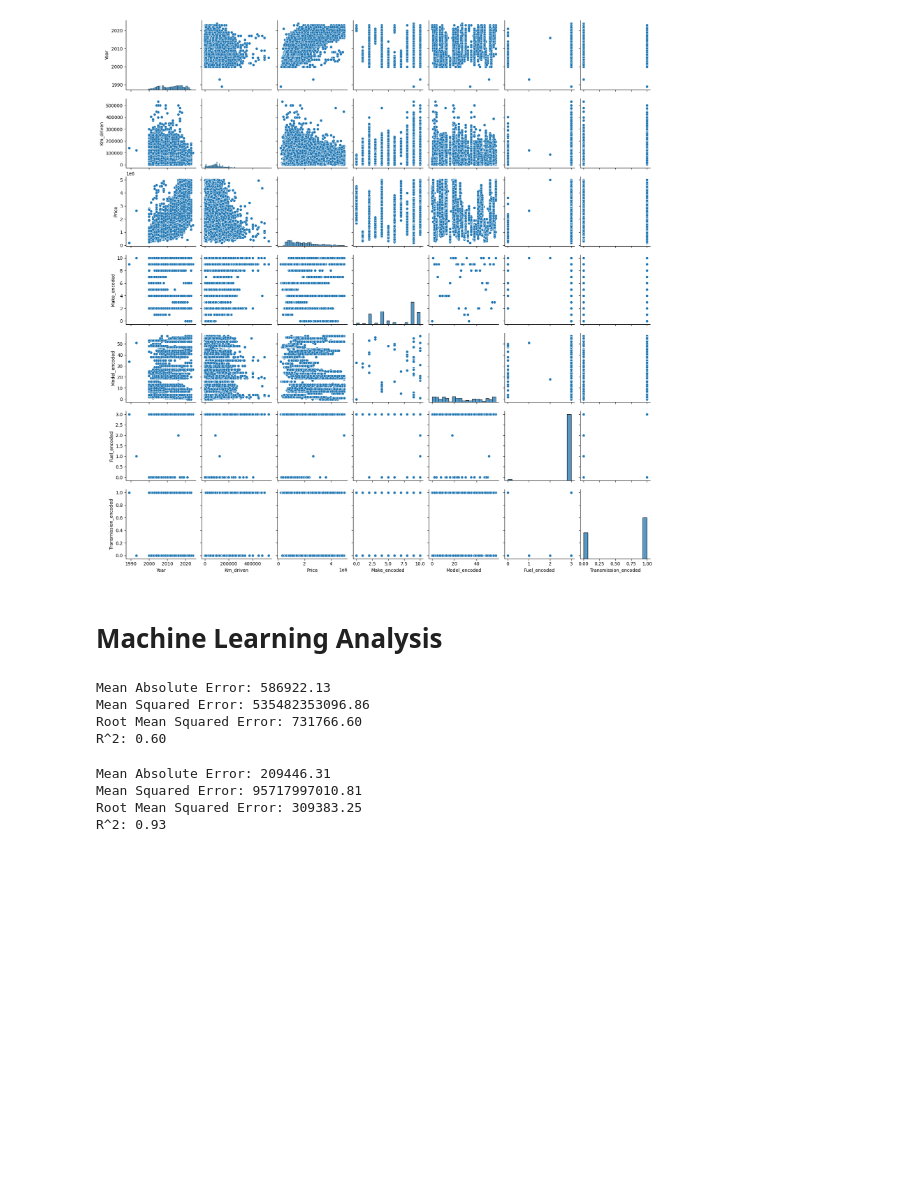
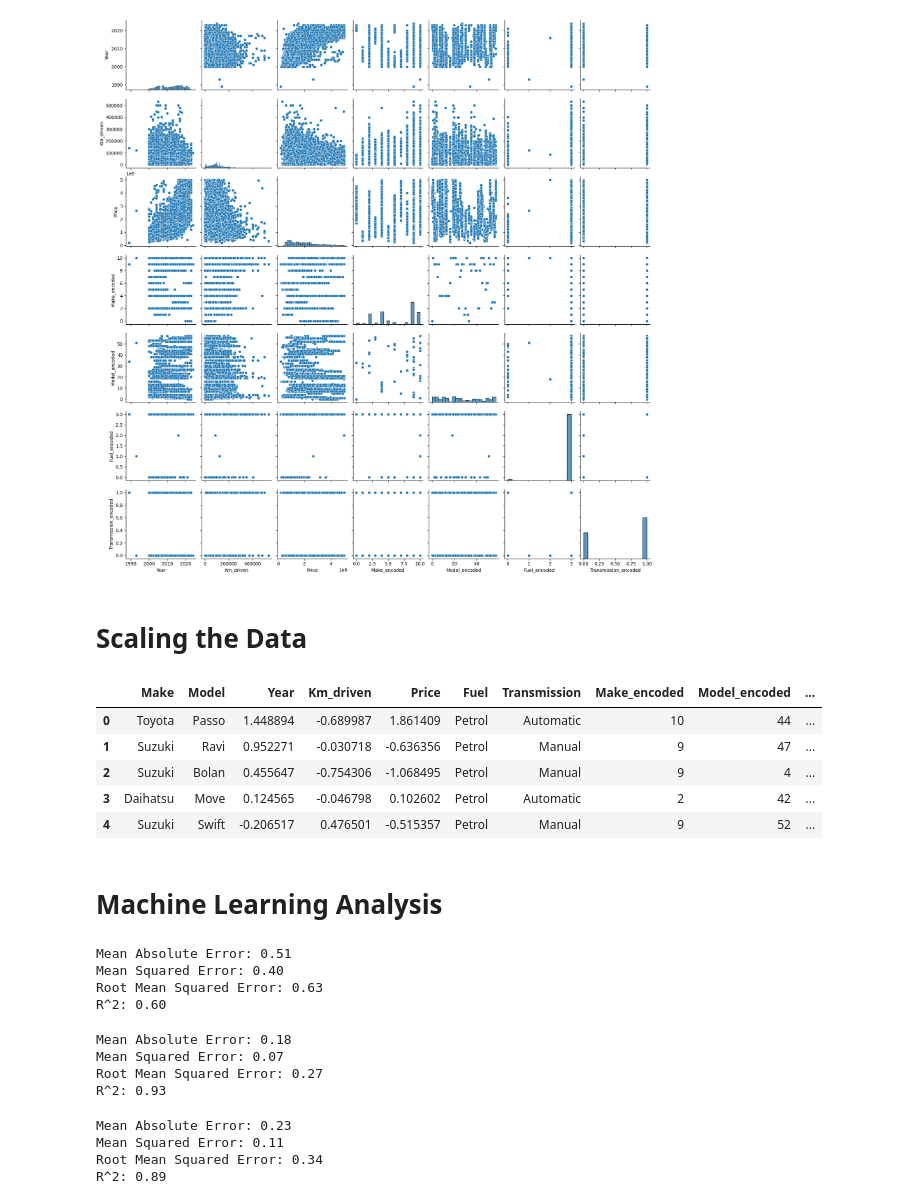
Before and after one commit to Aktron16/Machine_Learning_CarsML, a Jupyter notebook: Project.ipynb, the cells around one changed output. Drawn from its saved outputs; the diff is of its cells as text; code cells hidden in the pictures; blank space fills up the shorter version.

```diff
--- a/Project.ipynb
+++ b/Project.ipynb
@@ -162,3 +166,7 @@ le = LabelEncoder()
 
 for col in df_encoded.select_dtypes(include=['object']).columns:
     df_encoded[col + '_encoded'] = le.fit_transform(df_encoded[col].astype(str)).astype(int)
+    print(f'Mapping for : {col}')
+    for index , value in enumerate(le.classes_):
+        print(f"{value}: {index}")
+    print()
@@ -280,5 +306,23 @@ sns.pairplot(df_encoded)
 plt.show()
 # %% [output]
 [figure]
+# %% [markdown]
+# Scaling the Data
+# %%
+features_to_scale = ['Year','Km_driven','Price']
+
+# Initialize the StandardScaler
+scaler = StandardScaler()
+
+df_scaled = df_encoded.copy()
+df_scaled[features_to_scale] = scaler.fit_transform(df_scaled[features_to_scale])
+df_scaled.head()
+# %% [output]
+|  | Make | Model | Year | Km_driven | Price | Fuel | Transmission | Make_encoded | Model_encoded | ... |
+| 0 | Toyota | Passo | 1.448894 | -0.689987 | 1.861409 | Petrol | Automatic | 10 | 44 | ... |
+| 1 | Suzuki | Ravi | 0.952271 | -0.030718 | -0.636356 | Petrol | Manual | 9 | 47 | ... |
+| 2 | Suzuki | Bolan | 0.455647 | -0.754306 | -1.068495 | Petrol | Manual | 9 | 4 | ... |
+| 3 | Daihatsu | Move | 0.124565 | -0.046798 | 0.102602 | Petrol | Automatic | 2 | 42 | ... |
+| 4 | Suzuki | Swift | -0.206517 | 0.476501 | -0.515357 | Petrol | Manual | 9 | 52 | ... |
 # %% [markdown]
 # Machine Learning Analysis
@@ -285,8 +334,4 @@ plt.show()
 # %%
-factors = ['Make_encoded','Model_encoded','Year','Km_driven','Fuel_encoded','Transmission_encoded']
-x = pd.DataFrame(df_encoded[factors].copy())
-y = pd.DataFrame(df_encoded['Price'].copy())
-x_test, x_train, y_test, y_train = train_test_split(x, y, test_size=0.2, random_state=42)
 linear_model = LinearRegression()
 linear_model.fit(x_train, y_train)
 y_pred = linear_model.predict(x_test)
@@ -301,16 +346,12 @@ print(f'Mean Squared Error: {lm_MSE:.2f}')
 print(f'Root Mean Squared Error: {lm_RMSE:.2f}')
 print(f'R^2: {lm_r2:.2f}')
 # %% [output]
-Mean Absolute Error: 586922.13
-Mean Squared Error: 535482353096.86
-Root Mean Squared Error: 731766.60
+Mean Absolute Error: 0.51
+Mean Squared Error: 0.40
+Root Mean Squared Error: 0.63
 R^2: 0.60
 # %%
-factors = ['Make_encoded','Model_encoded','Year','Km_driven','Fuel_encoded','Transmission_encoded']
-x = pd.DataFrame(df_encoded[factors].copy())
-y = pd.DataFrame(df_encoded['Price'].copy())
-x_test, x_train, y_test, y_train = train_test_split(x, y, test_size=0.2, random_state=42)
-rfs_model = RandomForestRegressor()
+rfs_model = RandomForestRegressor(n_estimators=100,random_state=42)
 rfs_model.fit(x_train, y_train.values.ravel())
 y_pred = rfs_model.predict(x_test)
 rfs_model.score(x_test, y_test)
@@ -324,7 +365,26 @@ print(f'Mean Squared Error: {rfs_MSE:.2f}')
 print(f'Root Mean Squared Error: {rfs_RMSE:.2f}')
 print(f'R^2: {rfs_r2:.2f}')
 # %% [output]
-Mean Absolute Error: 209446.31
-Mean Squared Error: 95717997010.81
-Root Mean Squared Error: 309383.25
+Mean Absolute Error: 0.18
+Mean Squared Error: 0.07
+Root Mean Squared Error: 0.27
 R^2: 0.93
+# %%
+dtr_model = DecisionTreeRegressor(random_state=42)
+dtr_model.fit(x_train, y_train)
+y_pred = dtr_model.predict(x_test)
+dtr_model.score(x_test, y_test)
+dtr_MAE = mean_absolute_error(y_test, y_pred)
+dtr_MSE = mean_squared_error(y_test, y_pred)
+dtr_RMSE = np.sqrt(dtr_MSE)
+dtr_r2 = r2_score(y_test, y_pred)
+
+print(f'Mean Absolute Error: {dtr_MAE:.2f}')
+print(f'Mean Squared Error: {dtr_MSE:.2f}')
+print(f'Root Mean Squared Error: {dtr_RMSE:.2f}')
+print(f'R^2: {dtr_r2:.2f}')
+# %% [output]
+Mean Absolute Error: 0.23
+Mean Squared Error: 0.11
+Root Mean Squared Error: 0.34
+R^2: 0.89
```
Also changed, not shown: parts of 5 cells of this notebook.
